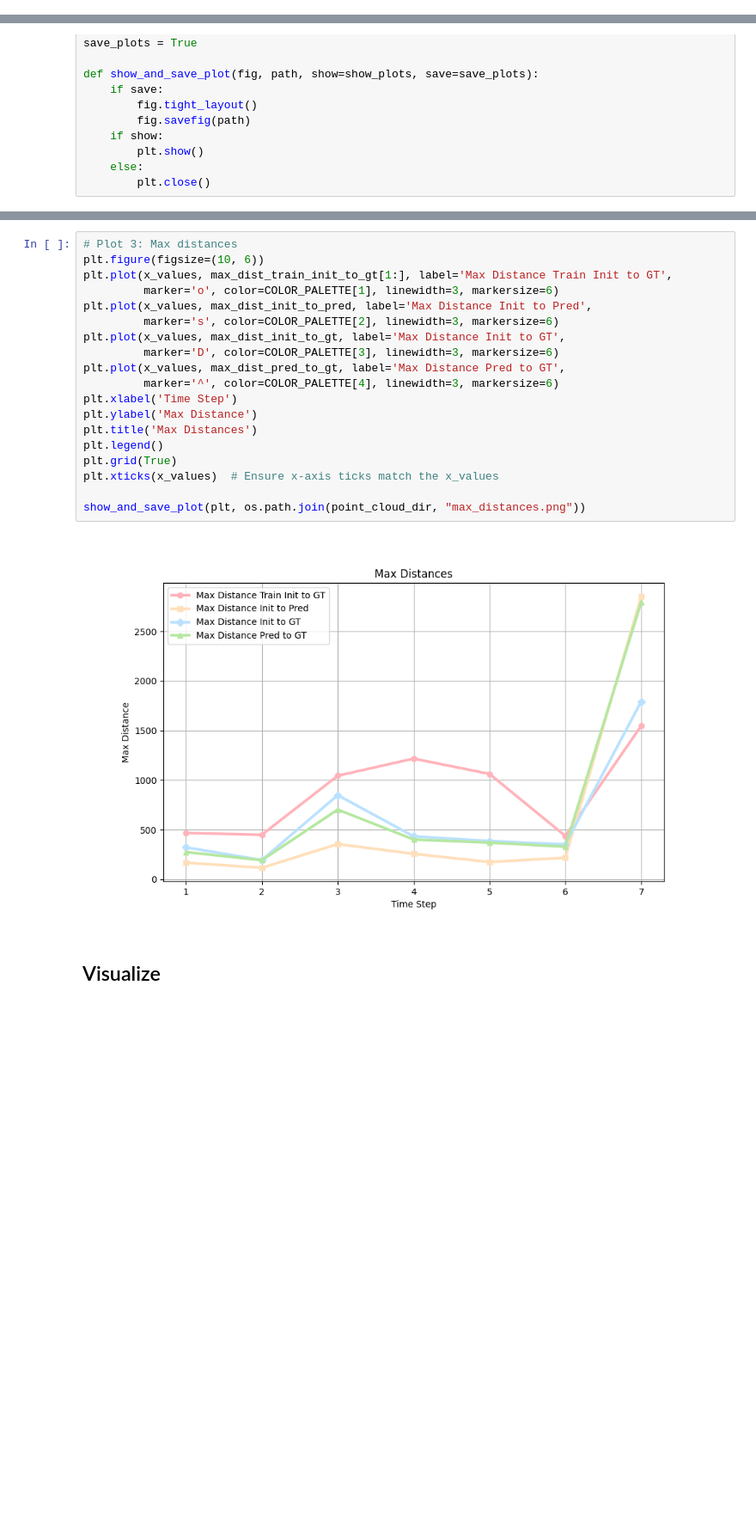
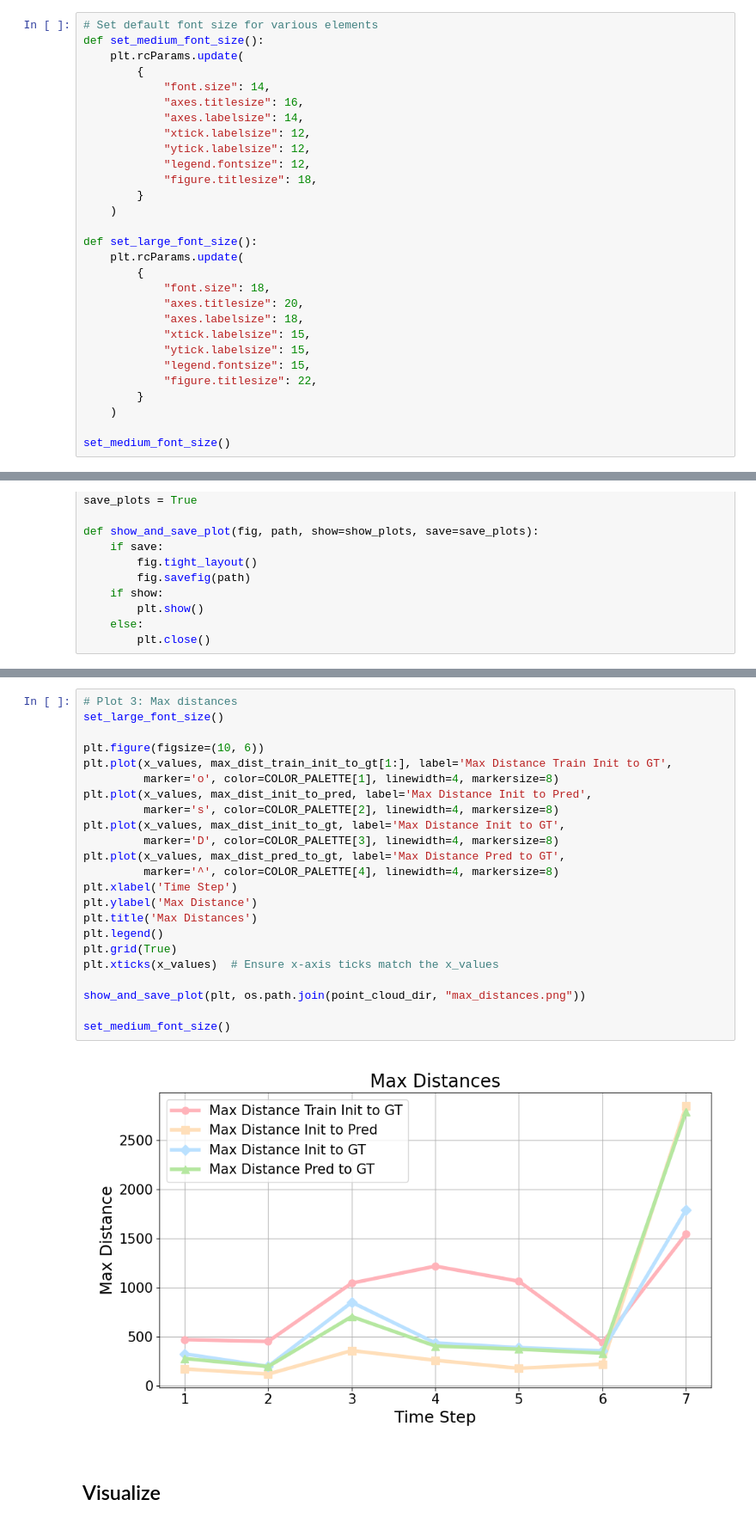
Before and after one commit to HaGeza/ParticleCollisionDL, a Jupyter notebook: notebooks/plot_hits.ipynb, the cells around one changed output, grey strips where cells are left out. Shown at 86% size. Cells and saved outputs as stored; diff of their text form; blank space fills up the shorter version.

```diff
--- a/notebooks/plot_hits.ipynb
+++ b/notebooks/plot_hits.ipynb
@@ -25,3 +27,32 @@ plt.show()
+# %%
+# Set default font size for various elements
+def set_medium_font_size():
+    plt.rcParams.update(
+        {
+            "font.size": 14,
+            "axes.titlesize": 16,
+            "axes.labelsize": 14,
+            "xtick.labelsize": 12,
+            "ytick.labelsize": 12,
+            "legend.fontsize": 12,
+            "figure.titlesize": 18,
+        }
+    )
+
+def set_large_font_size():
+    plt.rcParams.update(
+        {
+            "font.size": 18,
+            "axes.titlesize": 20,
+            "axes.labelsize": 18,
+            "xtick.labelsize": 15,
+            "ytick.labelsize": 15,
+            "legend.fontsize": 15,
+            "figure.titlesize": 22,
+        }
+    )
+
+set_medium_font_size()
 # %% [markdown]
 ### Placement and Pairing strategies
 # %%
@@ -368,24 +407,28 @@ show_and_save_plot(plt, os.path.join(point_cloud_dir, "mean_distances.png"))
 # %%
 # Plot 3: Max distances
+set_large_font_size()
+
 plt.figure(figsize=(10, 6))
 plt.plot(x_values, max_dist_train_init_to_gt[1:], label='Max Distance Train Init to GT',
-         marker='o', color=COLOR_PALETTE[1], linewidth=3, markersize=6)
+         marker='o', color=COLOR_PALETTE[1], linewidth=4, markersize=8)
 plt.plot(x_values, max_dist_init_to_pred, label='Max Distance Init to Pred',
-         marker='s', color=COLOR_PALETTE[2], linewidth=3, markersize=6)
+         marker='s', color=COLOR_PALETTE[2], linewidth=4, markersize=8)
 plt.plot(x_values, max_dist_init_to_gt, label='Max Distance Init to GT',
-         marker='D', color=COLOR_PALETTE[3], linewidth=3, markersize=6)
+         marker='D', color=COLOR_PALETTE[3], linewidth=4, markersize=8)
 plt.plot(x_values, max_dist_pred_to_gt, label='Max Distance Pred to GT',
-         marker='^', color=COLOR_PALETTE[4], linewidth=3, markersize=6)
+         marker='^', color=COLOR_PALETTE[4], linewidth=4, markersize=8)
 plt.xlabel('Time Step')
 plt.ylabel('Max Distance')
 plt.title('Max Distances')
 plt.legend()
 plt.grid(True)
 plt.xticks(x_values)  # Ensure x-axis ticks match the x_values
 
 show_and_save_plot(plt, os.path.join(point_cloud_dir, "max_distances.png"))
+
+set_medium_font_size()
 # %% [output]
-[figure, old version]
+[figure, new version]
 # %% [markdown]
 ## Visualize
 # %% [markdown]
```
Also changed, not shown: parts of 7 cells of this notebook, 6 other files.
